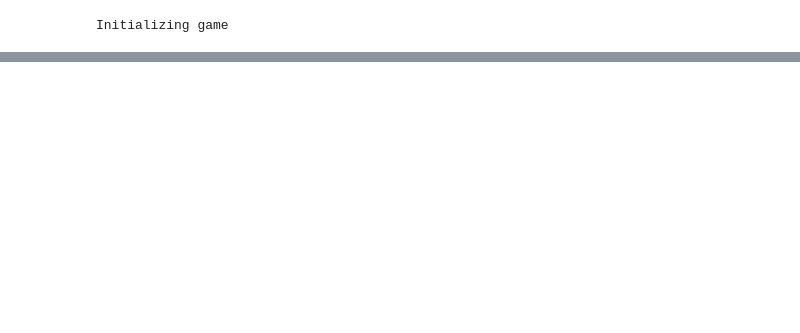
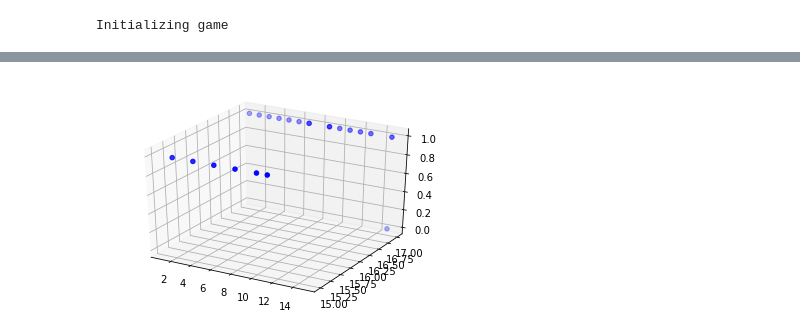
Before and after one commit to Ferch42/Snaike, a Jupyter notebook: Snaike.ipynb, the cells around one changed output, grey strips where cells are left out. Cells and saved outputs as stored; diff of their text form; code cells hidden in the pictures; blank space fills up the shorter version.

Commit message:
End of project

```diff
--- a/Snaike.ipynb
+++ b/Snaike.ipynb
@@ -253,6 +255,14 @@ class Snake:
 
         nori=oriNumb(self.orientation)
         return [self.obstDist((nori+3)%4),self.obstDist(nori),self.obstDist((nori+1)%4)]
+
+    def normalizeData(self,features):
+
+        f=[]
+        for fi in features:
+            f.append([int(fi[0]/self.head.image.get_width()),int(fi[1]/self.head.image.get_width()),
+                     int(fi[2]/self.head.image.get_width()), int(fi[3]),int(fi[4]),fi[5]])
+        return f
 # %%
 def renderSnake(display,snake):
 
@@ -384,11 +398,11 @@ class SampleGenerator:
 #init
 print("Initializing game")
 pygame.init()
-dim=600
+dim=300
 displaysurf=pygame.display.set_mode((dim,dim))
 pygame.display.set_caption('Snaike')
 fpsClock = pygame.time.Clock()
-FPS = 120
+FPS = 60
 framecount=0
 
 
@@ -422,20 +436,22 @@ features=pickle.load( open( "features.fer", "rb" ) )
 tags=pickle.load( open("tags.fer","rb"))
 print("Features: ", len(features))
 
+features=emiliaSnake.normalizeData(features)
+features=[[x[0],x[1],x[2],x[3]] for x in features]
 tags=[x+1 for x in tags]
 print("Test-split")
 #Training and test features
 X_train, X_test, y_train, y_test = train_test_split( features, tags, test_size=0.10, random_state=42)
 diist=[x[3] for x in features]
-plt.plot(diist, tags,'ro')
-plt.show()
+#plt.plot(features, tags,'ro')
+#plt.show()
 
 print("Smoting")
 #Smote
 sm = SMOTE(random_state=42)
 X_train,y_train=sm.fit_sample(X_train,y_train)
 print("Features: ", len(X_train))
-
+'''
 print("Training model ...")
 featz=len(features[0])
 outz=3
@@ -456,5 +472,6 @@ optimizer = tf.train.AdamOptimizer(learning_rate=1e-4).minimize(cost)
 y_true_cls = tf.argmax(y_true, axis=1)
 correct_prediction = tf.equal(y_pred_cls, y_true_cls)
 accuracy = tf.reduce_mean(tf.cast(correct_prediction, tf.float32))
+'''
 # %% [output]
 Opening config files
@@ -618 +633,13 @@ l
 SystemExit:
+# %%
+from mpl_toolkits.mplot3d import Axes3D
+
+fig = plt.figure()
+ax = fig.add_subplot(111, projection='3d')
+xp=[int(x[1])for x in X_train]
+yp=[int(y[0])for y in X_train]
+
+ax.scatter(xp, yp, y_train, c='b', marker='o')
+plt.show()
+# %% [output]
+[figure, added]
```
Also changed, not shown: parts of 8 cells of this notebook, 4 other files.
